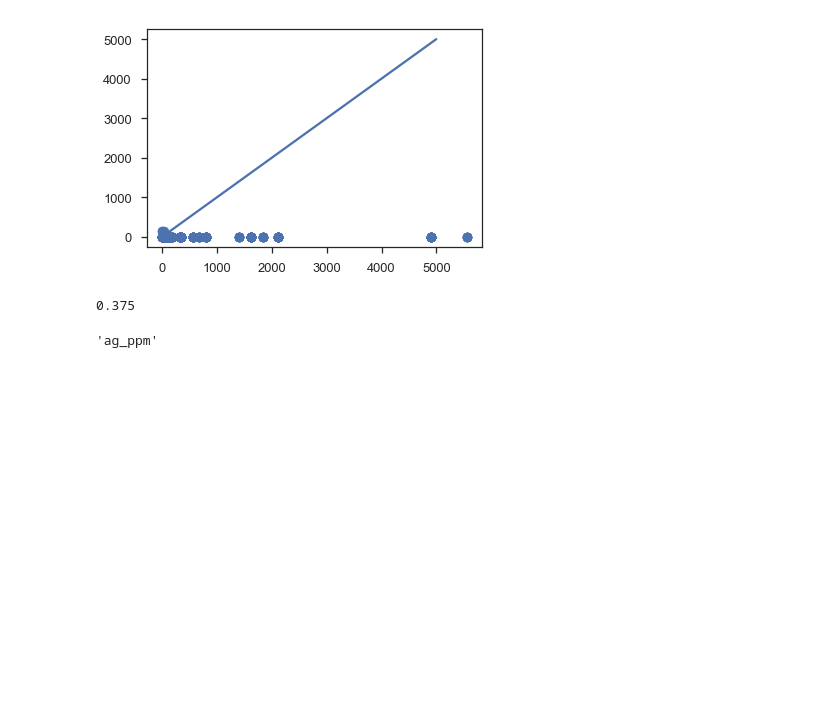
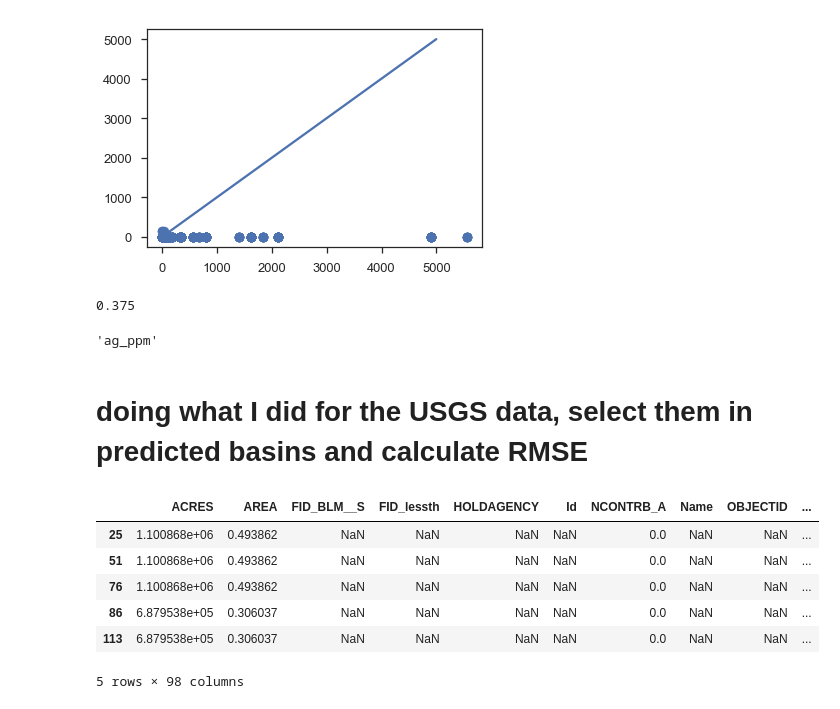
Before and after one commit to jessepisel/criticalandstrategic, a Jupyter notebook: Prediction validation.ipynb, the cells around one changed output. Saved outputs shown, nothing was run; the diff lists cells and outputs as text; code cells hidden in the pictures; blank space fills up the shorter version.

```diff
--- a/Prediction validation.ipynb
+++ b/Prediction validation.ipynb
@@ -235,3 +256,29 @@ crustal_abundance.fillna(0)[selectedSamples.iloc[0].element][5]*5
 selectedSamples.iloc[0].element
 # %% [output]
 'ag_ppm'
+# %% [markdown]
+# doing what I did for the USGS data, select them in predicted basins and calculate RMSE
+# %%
+path = r'J:\\Geology\\WSGS\\GIS\\Predicted locations\\'
+allFiles=glob.glob(path+"*.shp")
+
+validations = []
+for shapefile in allFiles:
+    shape = gpd.read_file(shapefile)
+    shape = shape.to_crs({'init': 'epsg:3732'})
+    chosen = gpd.sjoin(projGeoDF, shape)
+    chosen['element'] = shapefile[-10:-4]
+    validations.append(chosen)
+# %%
+selectedSamples = pd.concat(validations)
+selectedSamples.to_file(driver='ESRI Shapefile', filename='inhouse_samples_clipped.shp')
+# %%
+selectedSamples.head()
+# %% [output]
+|  | ACRES | AREA | FID_BLM__S | FID_lessth | HOLDAGENCY | Id | NCONTRB_A | Name | OBJECTID | ... |
+| 25 | 1.100868e+06 | 0.493862 | NaN | NaN | NaN | NaN | 0.0 | NaN | NaN | ... |
+| 51 | 1.100868e+06 | 0.493862 | NaN | NaN | NaN | NaN | 0.0 | NaN | NaN | ... |
+| 76 | 1.100868e+06 | 0.493862 | NaN | NaN | NaN | NaN | 0.0 | NaN | NaN | ... |
+| 86 | 6.879538e+05 | 0.306037 | NaN | NaN | NaN | NaN | 0.0 | NaN | NaN | ... |
+| 113 | 6.879538e+05 | 0.306037 | NaN | NaN | NaN | NaN | 0.0 | NaN | NaN | ... |
+5 rows × 98 columns
```
Also changed, not shown: parts of 10 cells of this notebook.
